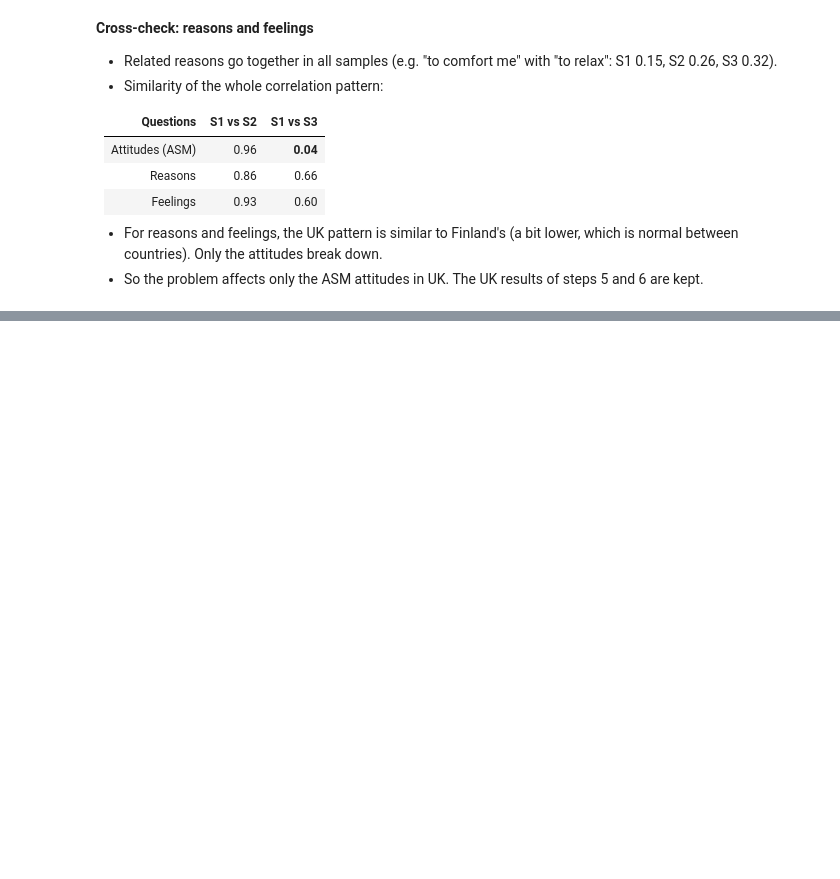
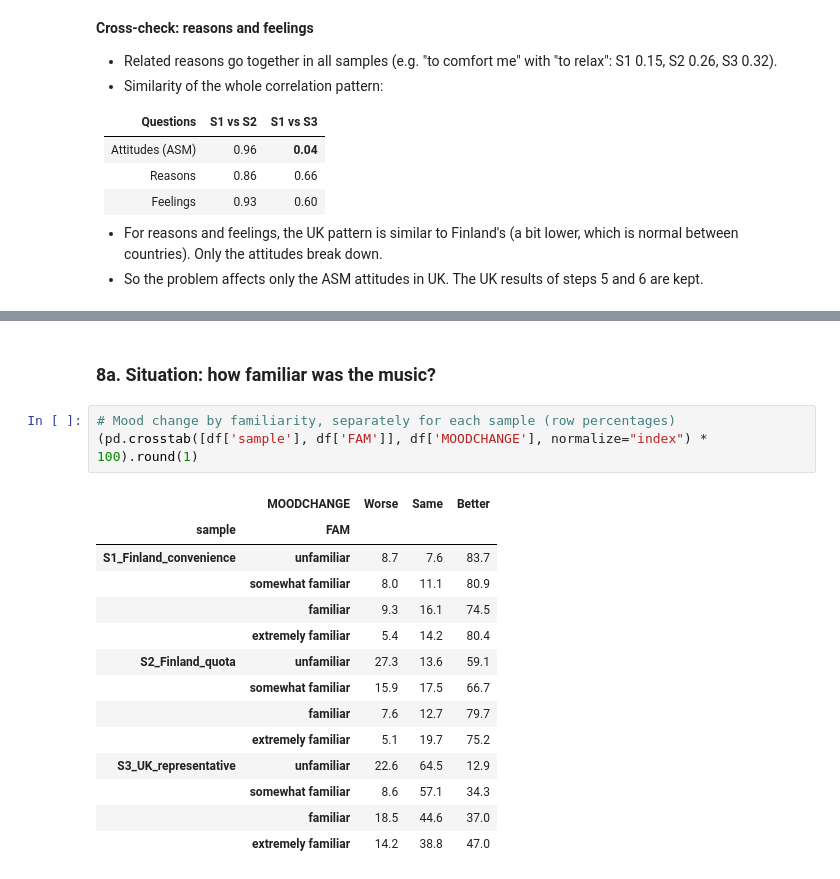
Before and after one commit to chaymaeloukili/melancholy-vs-rumination, a Jupyter notebook: notebooks/03_analysis.ipynb, the cells around one changed output, grey strips where cells are left out. Cells and saved outputs as stored; diff of their text form; blank space fills up the shorter version.

```diff
--- a/notebooks/03_analysis.ipynb
+++ b/notebooks/03_analysis.ipynb
@@ -807,0 +864,20 @@ feelings | S1 vs S2: 0.93 | S1 vs S3: 0.6
+# %% [markdown]
+### 8a. Situation: how familiar was the music?
+# %%
+# Mood change by familiarity, separately for each sample (row percentages)
+(pd.crosstab([df['sample'], df['FAM']], df['MOODCHANGE'], normalize="index") * 100).round(1)
+# %% [output]
+|  | MOODCHANGE | Worse | Same | Better |
+| sample | FAM |  |  |  |
+| S1_Finland_convenience | unfamiliar | 8.7 | 7.6 | 83.7 |
+|  | somewhat familiar | 8.0 | 11.1 | 80.9 |
+|  | familiar | 9.3 | 16.1 | 74.5 |
+|  | extremely familiar | 5.4 | 14.2 | 80.4 |
+| S2_Finland_quota | unfamiliar | 27.3 | 13.6 | 59.1 |
+|  | somewhat familiar | 15.9 | 17.5 | 66.7 |
+|  | familiar | 7.6 | 12.7 | 79.7 |
+|  | extremely familiar | 5.1 | 19.7 | 75.2 |
+| S3_UK_representative | unfamiliar | 22.6 | 64.5 | 12.9 |
+|  | somewhat familiar | 8.6 | 57.1 | 34.3 |
+|  | familiar | 18.5 | 44.6 | 37.0 |
+|  | extremely familiar | 14.2 | 38.8 | 47.0 |
```
Also changed, not shown: parts of 8 cells of this notebook.
